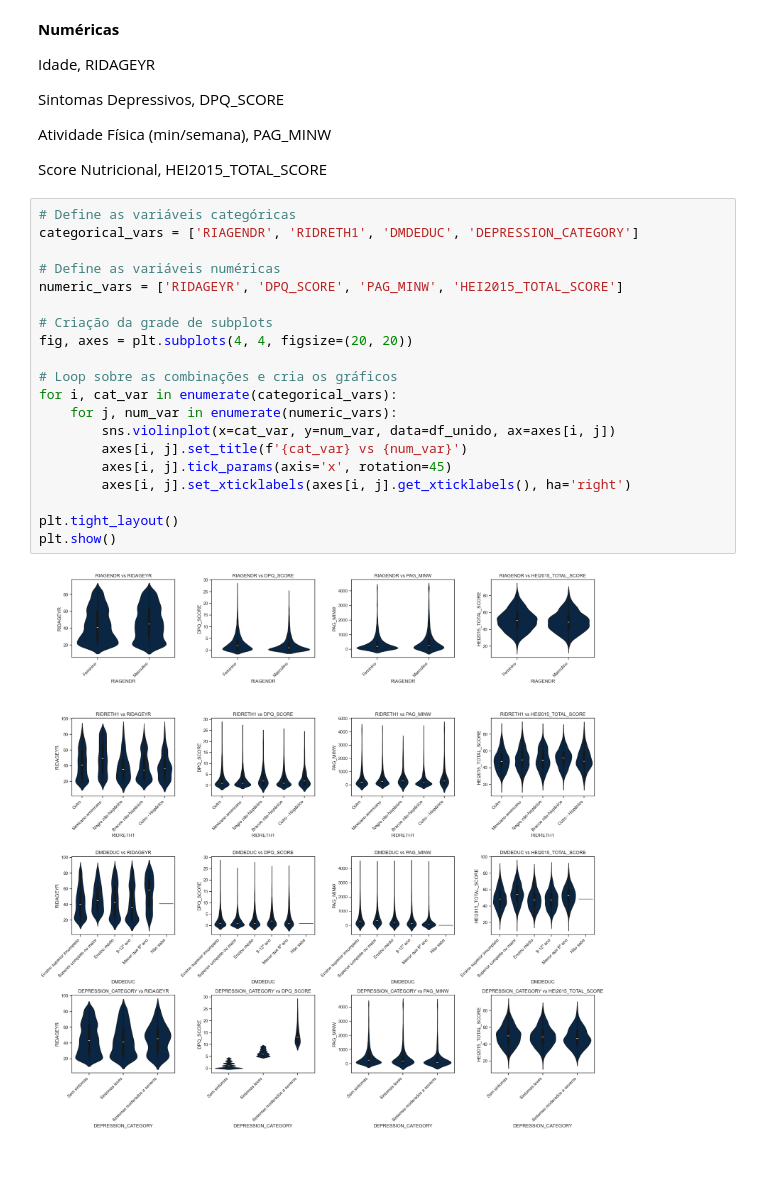
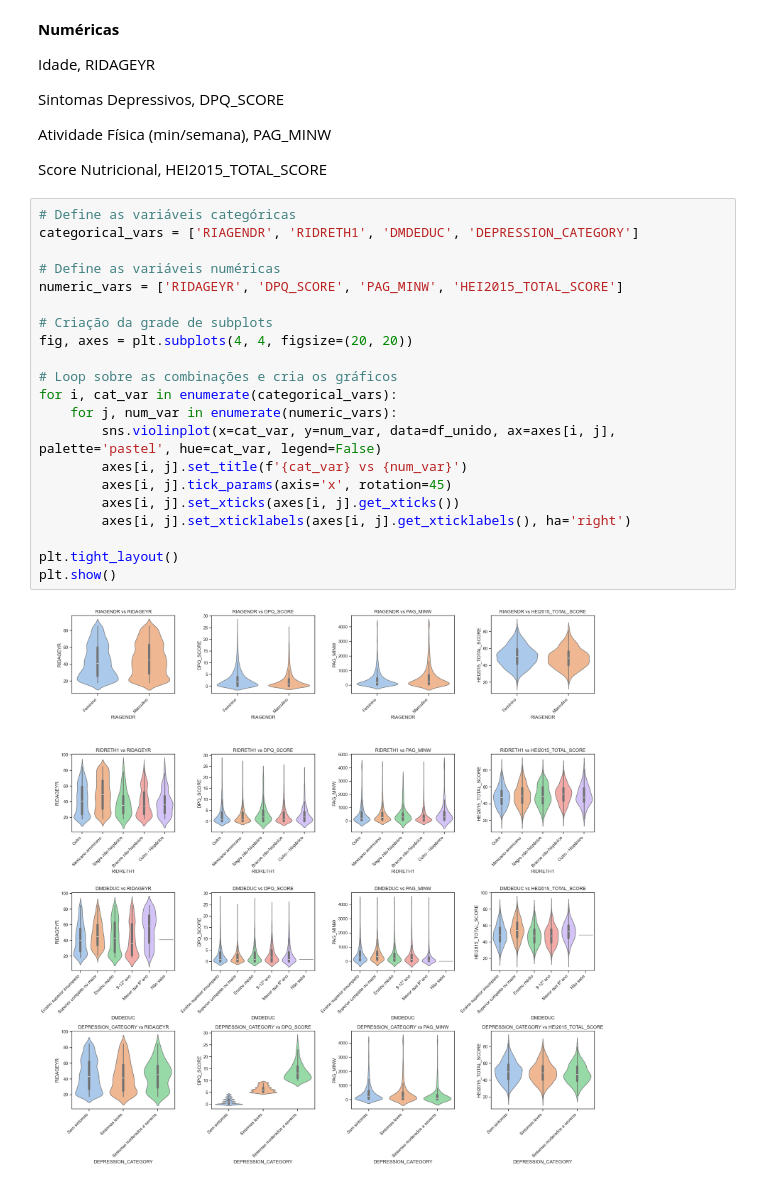
Before and after one commit to OtavioAroca/portfolio, a Jupyter notebook: depressao.ipynb, the cells around one changed output. Drawn from its saved outputs; the diff is of its cells as text.

```diff
--- a/depressao.ipynb
+++ b/depressao.ipynb
@@ -1597,22 +1597,23 @@ Score Nutricional, HEI2015_TOTAL_SCORE
 # %%
 # Define as variáveis categóricas
 categorical_vars = ['RIAGENDR', 'RIDRETH1', 'DMDEDUC', 'DEPRESSION_CATEGORY']
 
 # Define as variáveis numéricas
 numeric_vars = ['RIDAGEYR', 'DPQ_SCORE', 'PAG_MINW', 'HEI2015_TOTAL_SCORE']
 
 # Criação da grade de subplots
 fig, axes = plt.subplots(4, 4, figsize=(20, 20))
 
 # Loop sobre as combinações e cria os gráficos
 for i, cat_var in enumerate(categorical_vars):
     for j, num_var in enumerate(numeric_vars):
-        sns.violinplot(x=cat_var, y=num_var, data=df_unido, ax=axes[i, j])
+        sns.violinplot(x=cat_var, y=num_var, data=df_unido, ax=axes[i, j], palette='pastel', hue=cat_var, legend=False)
         axes[i, j].set_title(f'{cat_var} vs {num_var}')
         axes[i, j].tick_params(axis='x', rotation=45)
+        axes[i, j].set_xticks(axes[i, j].get_xticks())
         axes[i, j].set_xticklabels(axes[i, j].get_xticklabels(), ha='right')
 
 plt.tight_layout()
 plt.show()
 # %% [output]
-[figure, old version]
+[figure, new version]
```
Also changed, not shown: parts of 20 cells of this notebook.
